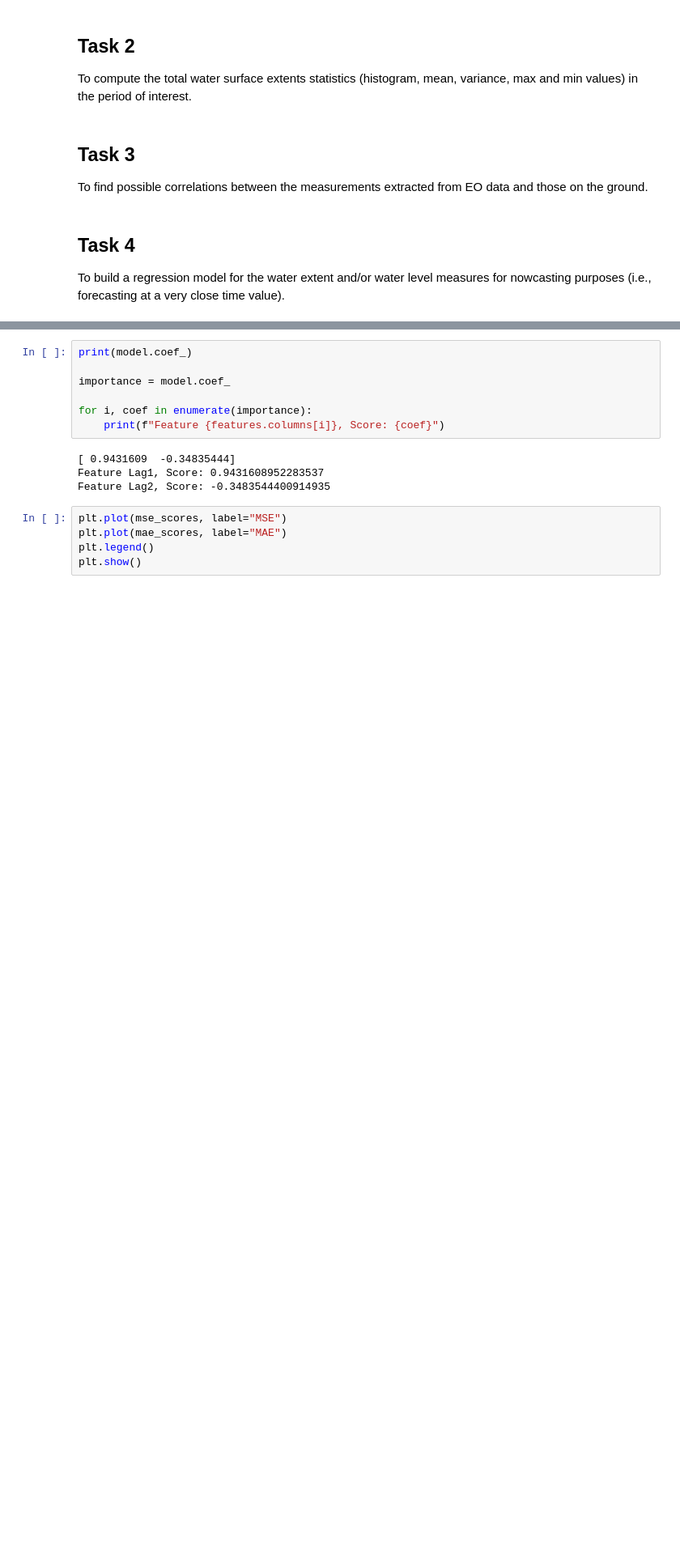
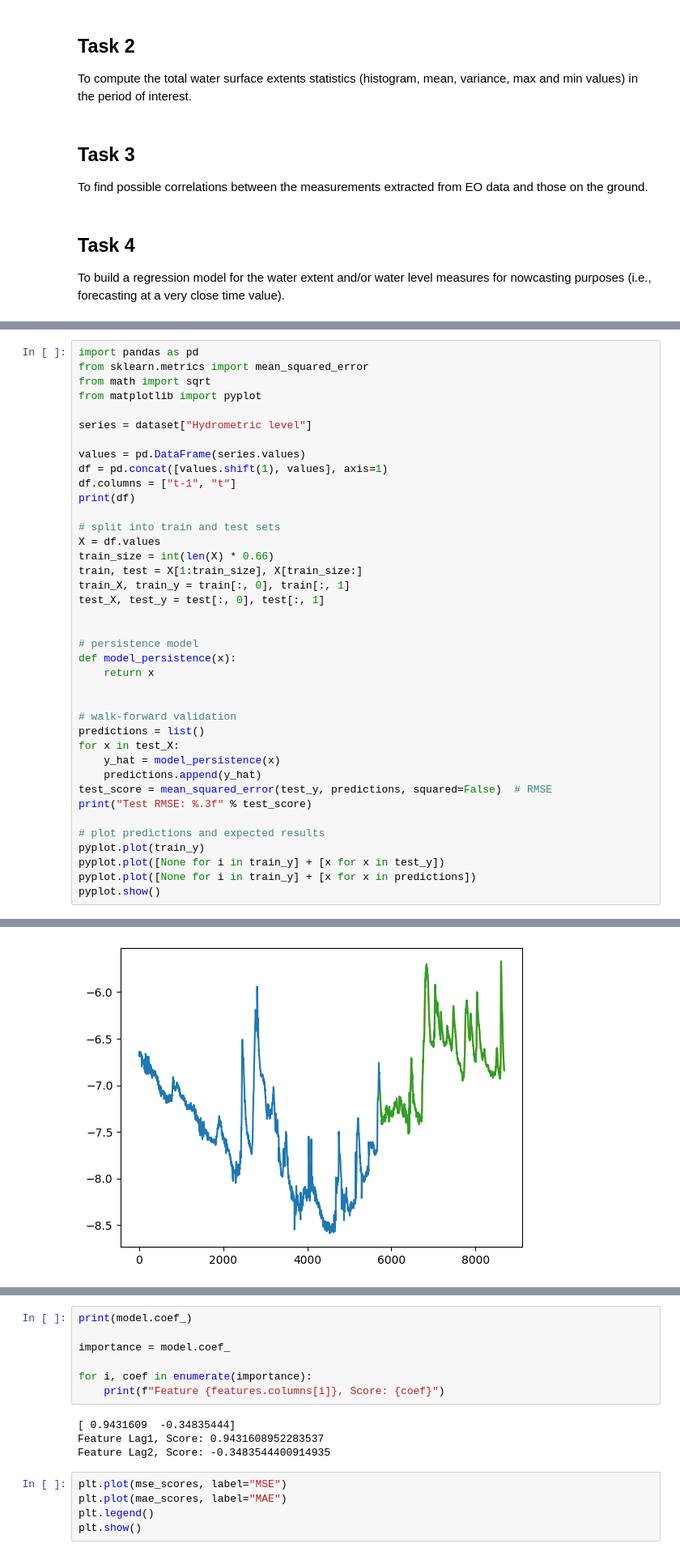
Before and after one commit to angyaloliver/bip-ml4eo, a Jupyter notebook: src/bip-ml4eo.ipynb, the cells around one changed output, grey strips where cells are left out. Shown: that part at 81% size. Drawn from its saved outputs; the diff is of its cells as text; blank space fills up the shorter version.

Commit message:
Add persistence model

```diff
--- a/src/bip-ml4eo.ipynb
+++ b/src/bip-ml4eo.ipynb
@@ -310,0 +313,40 @@ To build a regression model for the water extent and/or water level measures for
+# %%
+import pandas as pd
+from sklearn.metrics import mean_squared_error
+from math import sqrt
+from matplotlib import pyplot
+
+series = dataset["Hydrometric level"]
+
+values = pd.DataFrame(series.values)
+df = pd.concat([values.shift(1), values], axis=1)
+df.columns = ["t-1", "t"]
+print(df)
+
+# split into train and test sets
+X = df.values
+train_size = int(len(X) * 0.66)
+train, test = X[1:train_size], X[train_size:]
+train_X, train_y = train[:, 0], train[:, 1]
+test_X, test_y = test[:, 0], test[:, 1]
+
+
+# persistence model
+def model_persistence(x):
+    return x
+
+
+# walk-forward validation
+predictions = list()
+for x in test_X:
+    y_hat = model_persistence(x)
+    predictions.append(y_hat)
+test_score = mean_squared_error(test_y, predictions, squared=False)  # RMSE
+print("Test RMSE: %.3f" % test_score)
+
+# plot predictions and expected results
+pyplot.plot(train_y)
+pyplot.plot([None for i in train_y] + [x for x in test_y])
+pyplot.plot([None for i in train_y] + [x for x in predictions])
+pyplot.show()
+# %% [output]
@@ -311,3 +369,4 @@ To build a regression model for the water extent and/or water level measures for
+[figure, added]
 # %%
 from sklearn.preprocessing import StandardScaler
 from sklearn.linear_model import LinearRegression
```
Also changed, not shown: parts of 8 cells of this notebook.
